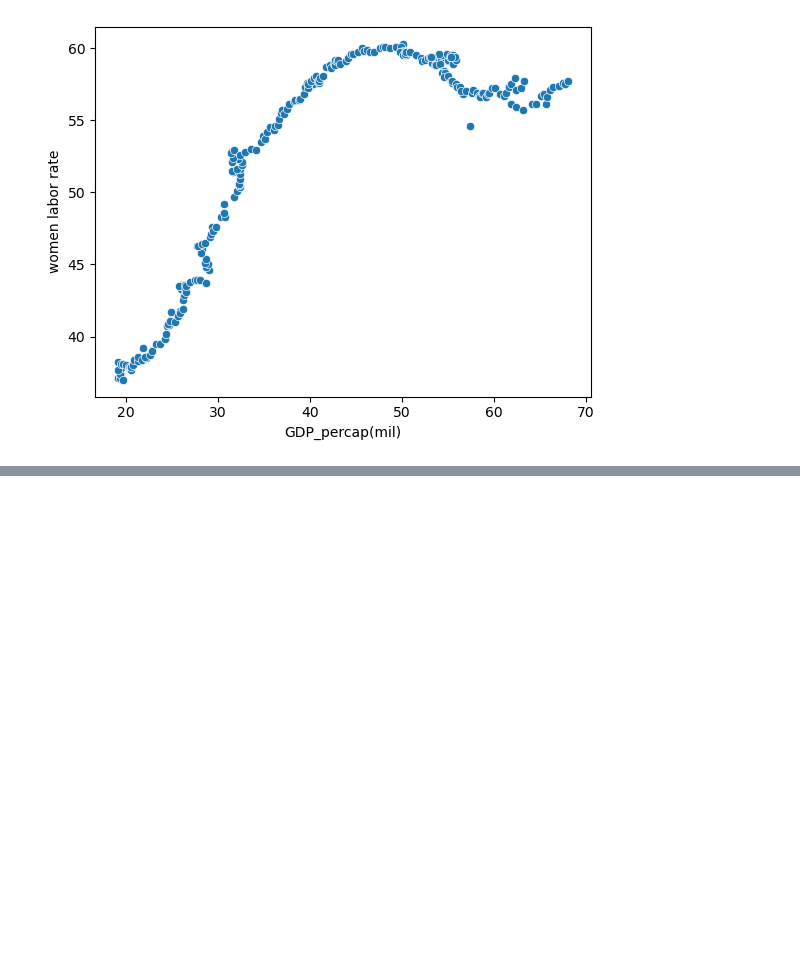
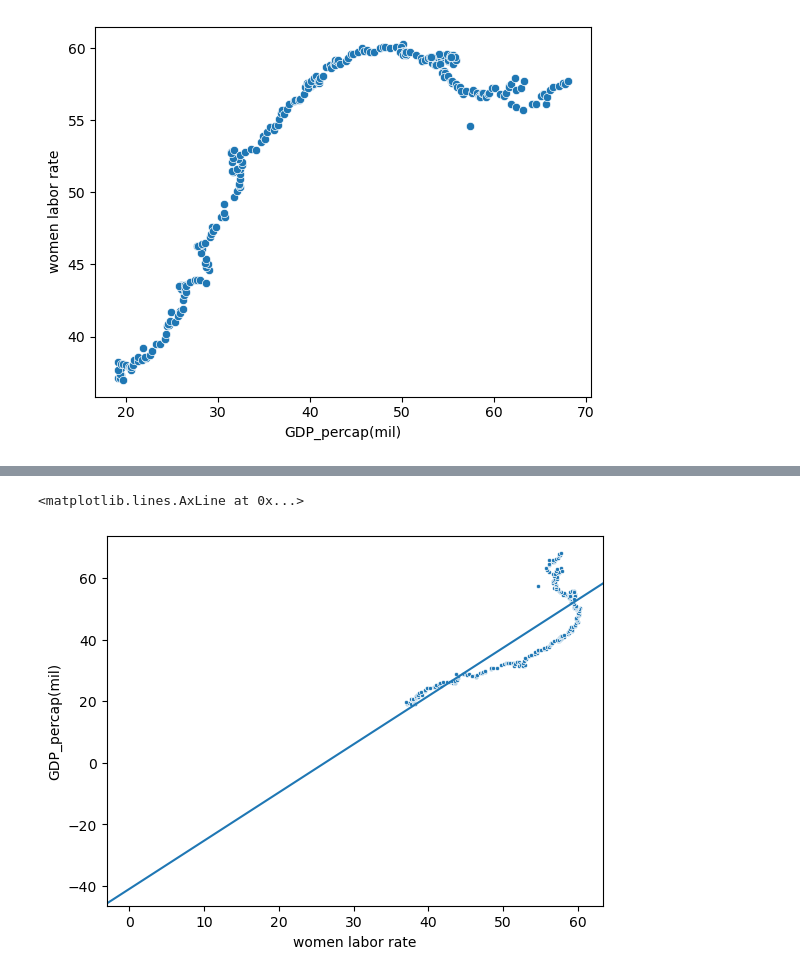
Before and after one commit to YaboTheBoss/MDST---Economic-Forecasting-, a Jupyter notebook: Andrew's Code.ipynb, the cells around one changed output, grey strips where cells are left out. Cells and saved outputs as stored; diff of their text form; code cells hidden in the pictures; blank space fills up the shorter version.

```diff
--- a/Andrew's Code.ipynb
+++ b/Andrew's Code.ipynb
@@ -155,0 +176,6 @@ sb.scatterplot(data = df_new, y = "women labor rate", x = "GDP_percap(mil)")
+# %%
+sb.scatterplot(data = df_new, x = 'women labor rate', y = 'GDP_percap(mil)', marker = '.')
+plt.axline(xy1 = (0, intercept), slope = slope)
+# %% [output]
+<matplotlib.lines.AxLine at 0x...>
+[figure, added]
```
Also changed, not shown: parts of 3 cells of this notebook, 2 other files.
